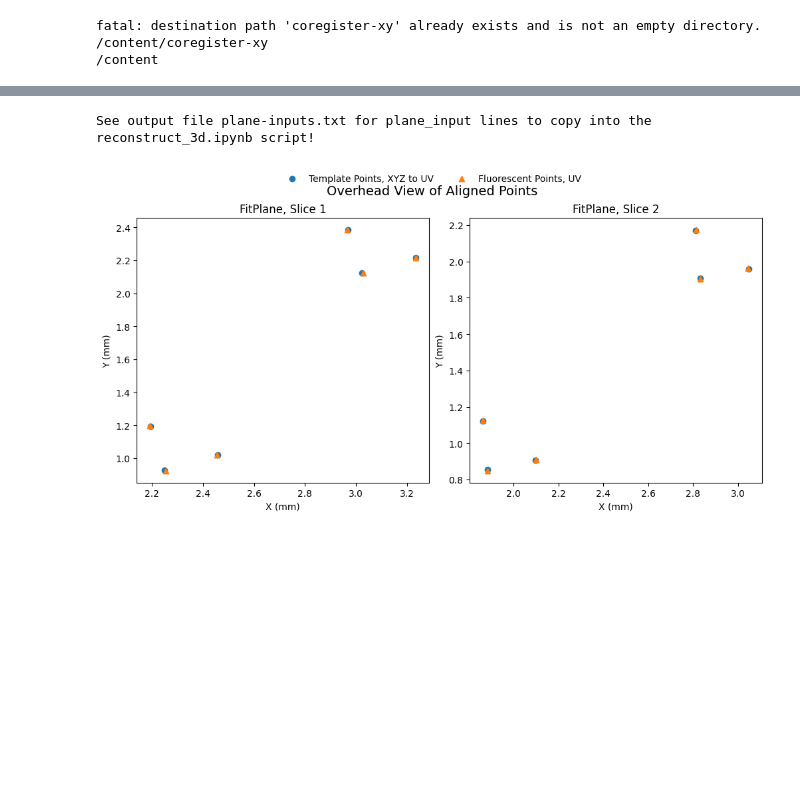
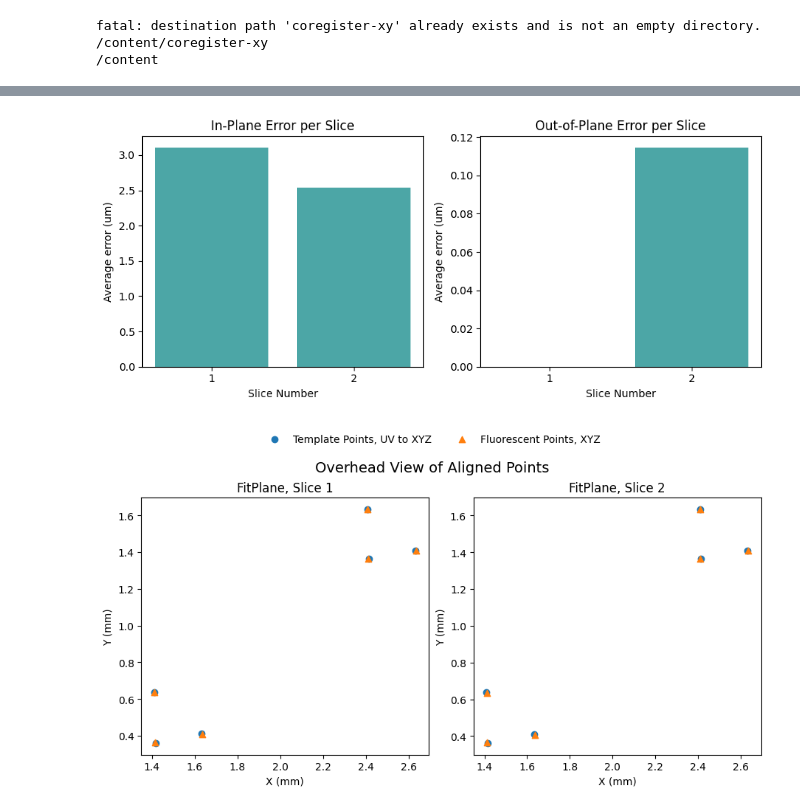
Before and after one commit to WinetraubLab/coregister-xy, a Jupyter notebook: coregister_xy.ipynb, the cells around one changed output, grey strips where cells are left out. Saved outputs shown, nothing was run; the diff lists cells and outputs as text; code cells hidden in the pictures; blank space fills up the shorter version.

Commit message:
add error plot + minor improvements

```diff
--- a/coregister_xy.ipynb
+++ b/coregister_xy.ipynb
@@ -19,14 +19,14 @@ drive.mount('/content/drive/')
 # um_per_px = 5
 
 # Units: px
-fluorescent_csv_path = "coregister-xy/data/fluorescent_image_points.csv" # @param {type:"string"}
+fluorescent_csv_path = "coregister-xy/example_data/fluorescent_image_points.csv" # @param {type:"string"}
 
 # Units: mm
-template_csv_path = "coregister-xy/data/template_points.csv" # @param {type:"string"}
+template_csv_path = "coregister-xy/example_data/template_points.csv" # @param {type:"string"}
 
 # This is the file where the plane_input.append() lines to copy paste into reconstruct_3d.ipynb will be written to
 # Change as desired
-output_planes_description = "plane_inputs.txt"# @param {type:"string"}
+output_planes_description = "planes_description.txt"# @param {type:"string"}
 # %% [output]
 Drive already mounted at /content/drive/; to attempt to forcibly remount, call drive.mount("/content/drive/", force_remount=True).
 # %%
@@ -122,57 +130,74 @@ plane_inputs.append({
-# %%
-outf.close()
-print(f"See output file {output_planes_description} for plane_input lines to copy into the reconstruct_3d.ipynb script!")
-# %% [output]
-See output file plane-inputs.txt for plane_input lines to copy into the reconstruct_3d.ipynb script!
 # %%
-# @title Plot overhead view of aligned points
+# @title Plot average error and overhead view of aligned points
 
-def plot_overhead_view(slide_idx, template_points_xyz_all_planes, template_points_uv_all_planes, fps):
-    num_slides = len(slide_idx)
-    cols = min(3, num_slides)  # Up to 3 columns
-    rows = (num_slides // cols) + (num_slides % cols > 0)  # Compute number of rows
+plt.figure(figsize=(9, 4))
 
-    fig, axes = plt.subplots(rows, cols, figsize=(5 * cols, 5 * rows), constrained_layout=True)
+# Subplot 1: In-Plane Errors
+plt.subplot(1, 2, 1)
+plt.bar(slice_idx, np.array(in_plane_err_all) * 1000, color='teal', alpha=0.7)
+plt.xlabel('Slice Number')
+plt.ylabel('Average error (um)')
+plt.title('In-Plane Error per Slice')
+plt.xticks(slice_idx)
+
+# Subplot 2: Out-of-Plane Errors
+plt.subplot(1, 2, 2)
+plt.bar(slice_idx, np.array(out_plane_err_all) * 1000, color='teal', alpha=0.7)
+plt.xlabel('Slice Number')
+plt.ylabel('Average error (um)')
+plt.title('Out-of-Plane Error per Slice')
+plt.xticks(slice_idx)
+
+plt.tight_layout()
+plt.show()
+
+def plot_overhead_view(slice_idx, template_points_xyz_all_planes, template_points_uv_all_planes, fps):
+    num_slices = len(slice_idx)
+    cols = min(3, num_slices)  # Display in up to 3 columns
+    rows = (num_slices // cols) + (num_slices % cols > 0)  # number of rows
+
+    fig, axes = plt.subplots(rows, cols, figsize=(4.5 * cols, 4.5 * rows), constrained_layout=True)
     axes = np.array(axes).reshape(-1)  # Flatten axes in case of single row/column
 
     # Store plot handles for a common legend
     handles, labels = [], []
 
-    for idx, (slide_num, ax) in enumerate(zip(slide_idx, axes)):
+    for idx, (slice_num, ax) in enumerate(zip(slice_idx, axes)):
         template_points_xyz = template_points_xyz_all_planes[idx]
         template_points_uv = template_points_uv_all_planes[idx]
         fp = fps[idx]
 
-        # Convert XYZ points to UV
-        a = np.array([fp.get_uv_from_xyz(t) for t in template_points_xyz])
+        # Convert UV points to XYZ
+        a = np.array([fp.get_xyz_from_uv(t) for t in template_points_uv])
 
         # Plot points
-        h1 = ax.scatter(a[:,0] * fp.u_norm_mm(), a[:,1] * fp.v_norm_mm(), label="Template Points, XYZ to UV")
-        h2 = ax.scatter(template_points_uv[:, 0] * fp.u_norm_mm(), template_points_uv[:, 1] * fp.v_norm_mm(),
-                        label="Fluorescent Points, UV", marker='^')
+        h1 = ax.scatter(a[:,0], a[:,1], label="Template Points, UV to XYZ")
+        h2 = ax.scatter(template_points_xyz[:, 0], template_points_xyz[:, 1],
+                        label="Fluorescent Points, XYZ", marker='^')
 
         # Collect handles for global legend (only once)
         if idx == 0:
             handles.extend([h1, h2])
-            labels.extend(["Template Points, XYZ to UV", "Fluorescent Points, UV"])
+            labels.extend(["Template Points, UV to XYZ", "Fluorescent Points, XYZ"])
 
         ax.set_xlabel("X (mm)")
         ax.set_ylabel("Y (mm)")
-        ax.set_title(f"FitPlane, Slice {slide_num}")
+        ax.set_title(f"FitPlane, Slice {slice_num}")
 
-    # Hide unused subplots if slides < total grid size
-    for ax in axes[num_slides:]:
+    # Hide unused subplots if slices < total grid size
+    for ax in axes[num_slices:]:
         ax.axis("off")
 
     # Add one common legend outside the subplots
-    fig.legend(handles, labels, loc="upper center", bbox_to_anchor=(0.5, 1.05), ncol=2, frameon=False)
+    fig.legend(handles, labels, loc="upper center", bbox_to_anchor=(0.5, 1.1), ncol=2, frameon=False)
 
     plt.suptitle("Overhead View of Aligned Points", fontsize=14)
     plt.show()
 
-plot_overhead_view(slide_idx, template_points_xyz_all_planes, template_points_uv_all_planes, fps)
+plot_overhead_view(slice_idx, template_points_xyz_all_planes, template_points_uv_all_planes, fps)
 # %% [output]
-[figure, old version]
+[figure, new version]
+[figure, added]
 # %%
 # @title Plot all best fit planes in 3D
 
```
Also changed, not shown: parts of 4 cells of this notebook.
